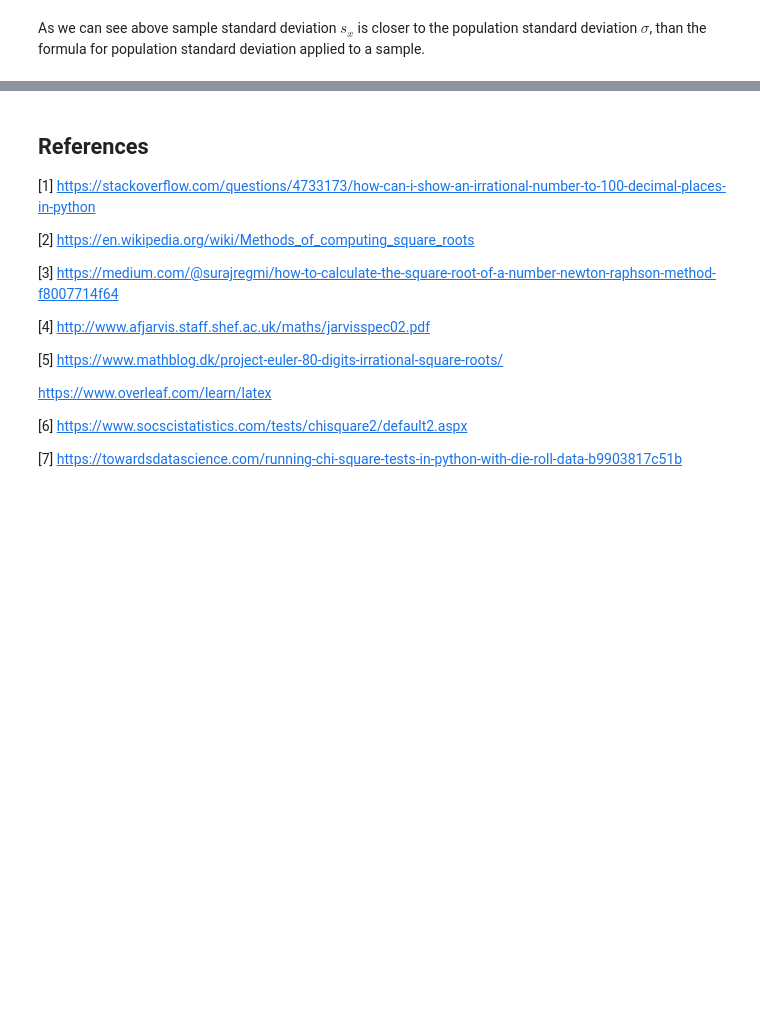
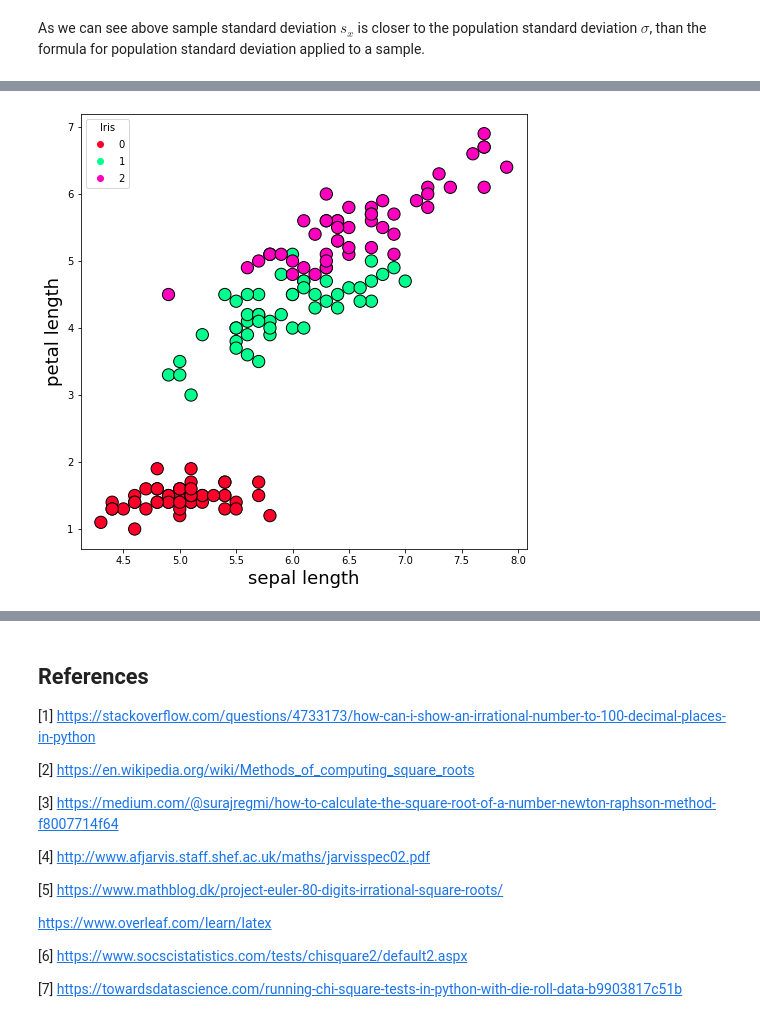
Before and after one commit to AdrianDonohoe/MLaS, a Jupyter notebook: MLaS Tasks 2020.ipynb, the cells around one changed output, grey strips where cells are left out. Drawn from its saved outputs; the diff is of its cells as text; code cells hidden in the pictures; blank space fills up the shorter version.

```diff
--- a/MLaS Tasks 2020.ipynb
+++ b/MLaS Tasks 2020.ipynb
@@ -358,0 +224,11 @@ Text(0.5, 1.0, 'Predicted')
+# %%
+# Plot of speal length vs petal lentgh
+fig, ax = plt.subplots(figsize=(8,8))
+ax.scatter(X[:,0], X[:,1],c=y, cmap='gist_rainbow',edgecolors= 'k', s=150)
+ax.legend(*scatter.legend_elements(),loc="best", title="Iris")
+
+
+plt.xlabel('sepal length',fontsize = 18)
+plt.ylabel('petal length',fontsize = 18);
+# %% [output]
+[figure, added]
```
Also changed, not shown: parts of 82 cells of this notebook.
